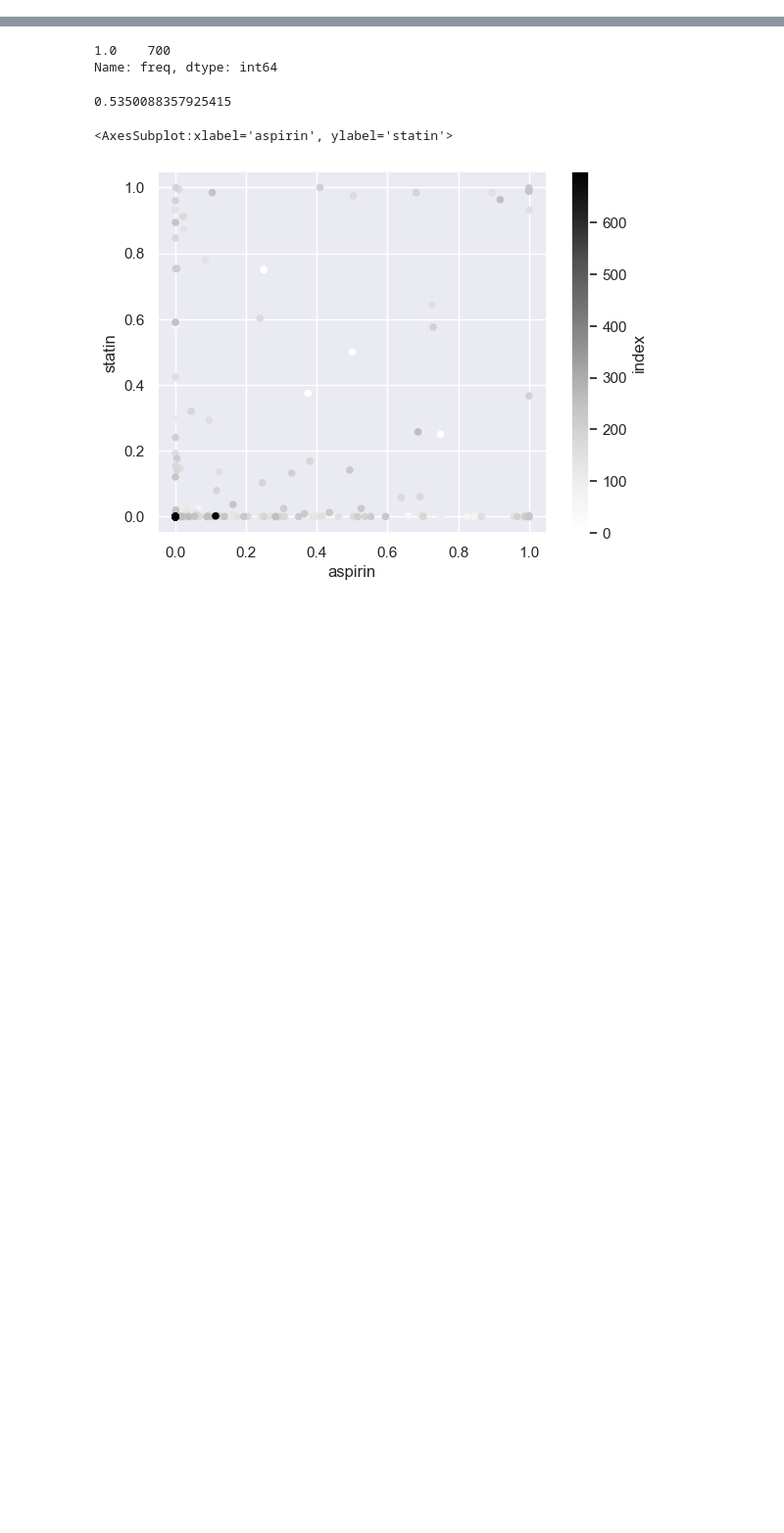
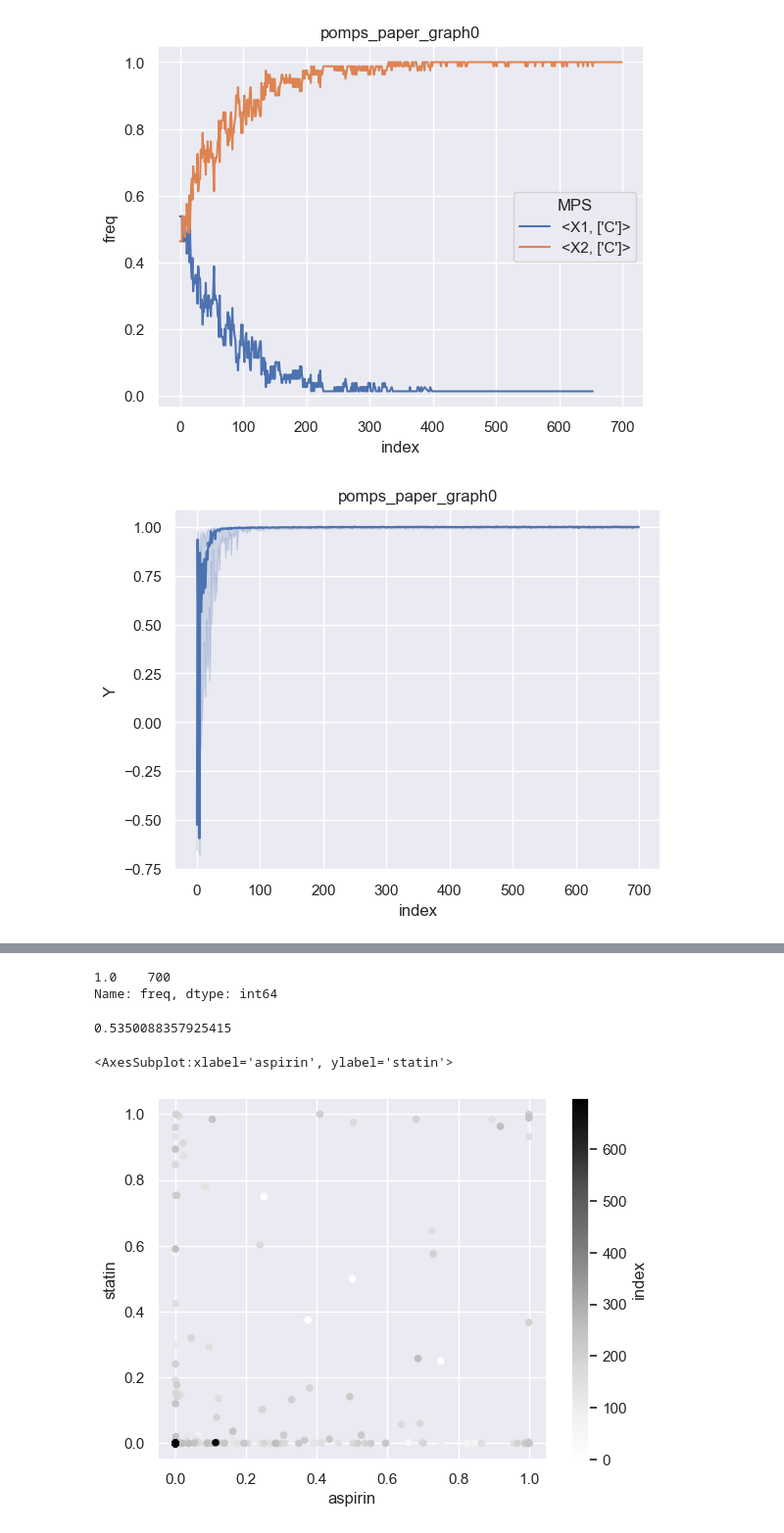
Before and after one commit to VahanArsenian/POMPSBO, a Jupyter notebook: notebooks/visualization_test.ipynb, the cells around one changed output, grey strips where cells are left out. Shown at 98% size. Saved outputs shown, nothing was run; the diff lists cells and outputs as text; code cells hidden in the pictures; blank space fills up the shorter version.

```diff
--- a/notebooks/visualization_test.ipynb
+++ b/notebooks/visualization_test.ipynb
@@ -10,4 +10,10 @@ from experiments.visualizer import Visualizer, OptimizationObjective
 # cbo_aspirin_statin_het
 # pomps_aspirin_statin_het
 # %%
-vs = Visualizer('../experiment_results/', 'pomps_aspirin_statin_het', OptimizationObjective.minimize, 0.535)
+vs = Visualizer('../experiment_results/', 'pomps_paper_graph0', OptimizationObjective.maximize, 1)
+# vs1 = Visualizer('../experiment_results/', 'cbo_aspirin_statin_het', OptimizationObjective.minimize, 0.535)
+# %%
+Visualizer.visualise_multiple([vs,])
+# %% [output]
+[figure, added]
+[figure, added]
```
Also changed, not shown: parts of 1 cell of this notebook, 2 other files.
